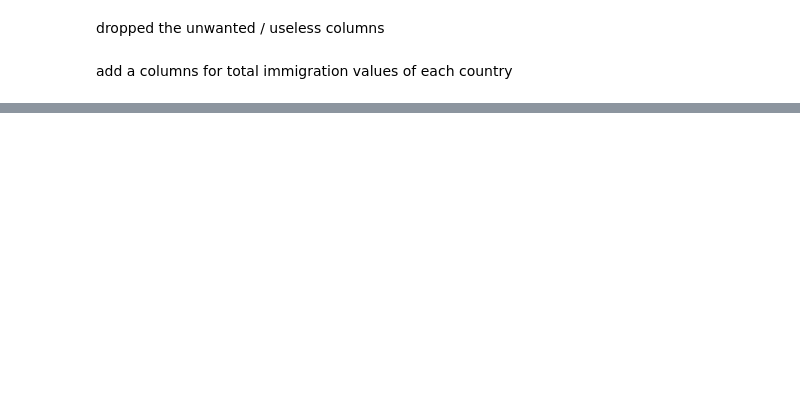
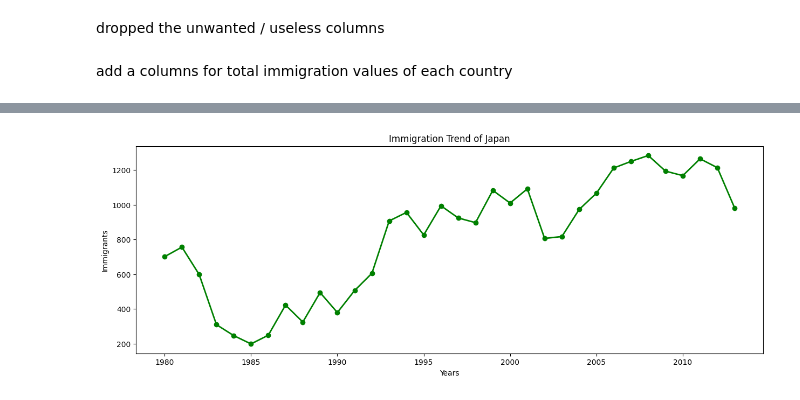
Before and after one commit to vikashchauhan19/vikashchauhan, a Jupyter notebook: data_analysis/analysis_part5.ipynb, the cells around one changed output, grey strips where cells are left out. Drawn from its saved outputs; the diff is of its cells as text; code cells hidden in the pictures; blank space fills up the shorter version.

```diff
--- a/data_analysis/analysis_part5.ipynb
+++ b/data_analysis/analysis_part5.ipynb
@@ -43,0 +39,8 @@ df.rename(mapper={
+# %%
+df.rename(mapper={
+        'OdName': 'Country',
+        'AreaName': 'Continent',
+        'RegName': 'Region',
+        'DevName': 'Status',
+        }, axis=1, inplace=True)
+df.head(3)
@@ -43,0 +54,3 @@ df.rename(mapper={
+# %%
+df.set_index('Country', inplace = True)
+df.head(4)
@@ -43,0 +84,9 @@ df.rename(mapper={
+# %%
+df.loc['Japan', years].plot(kind='line',
+    title="Immigration Trend of Japan", figsize=(15, 5),
+    linewidth=2, color='green', marker='o')
+plt.xlabel('Years')
+plt.ylabel('Immigrants')
+plt.show()
+# %% [output]
+[figure, added]
```
Also changed, not shown: parts of 11 cells of this notebook, 24 other files.
